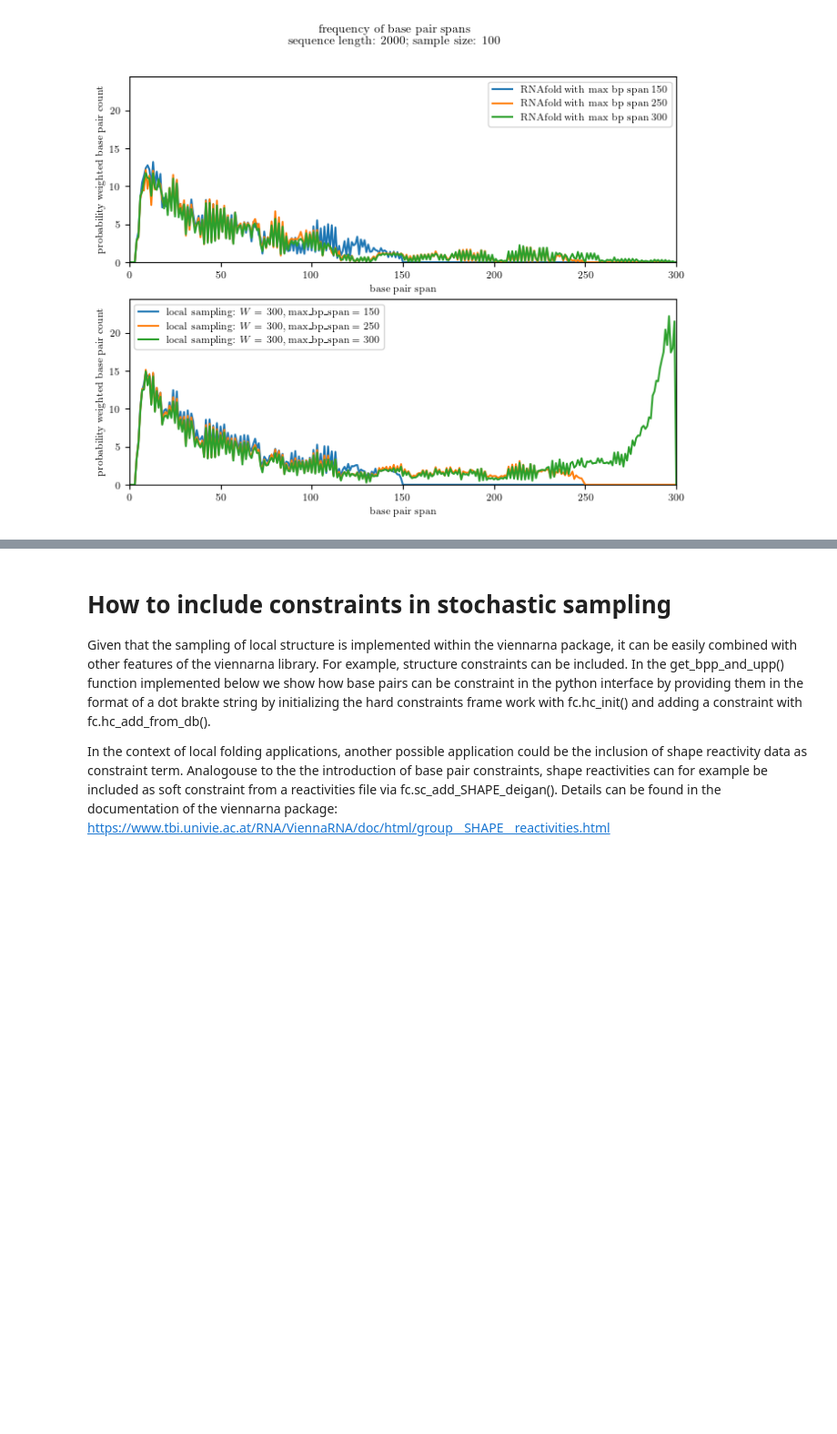
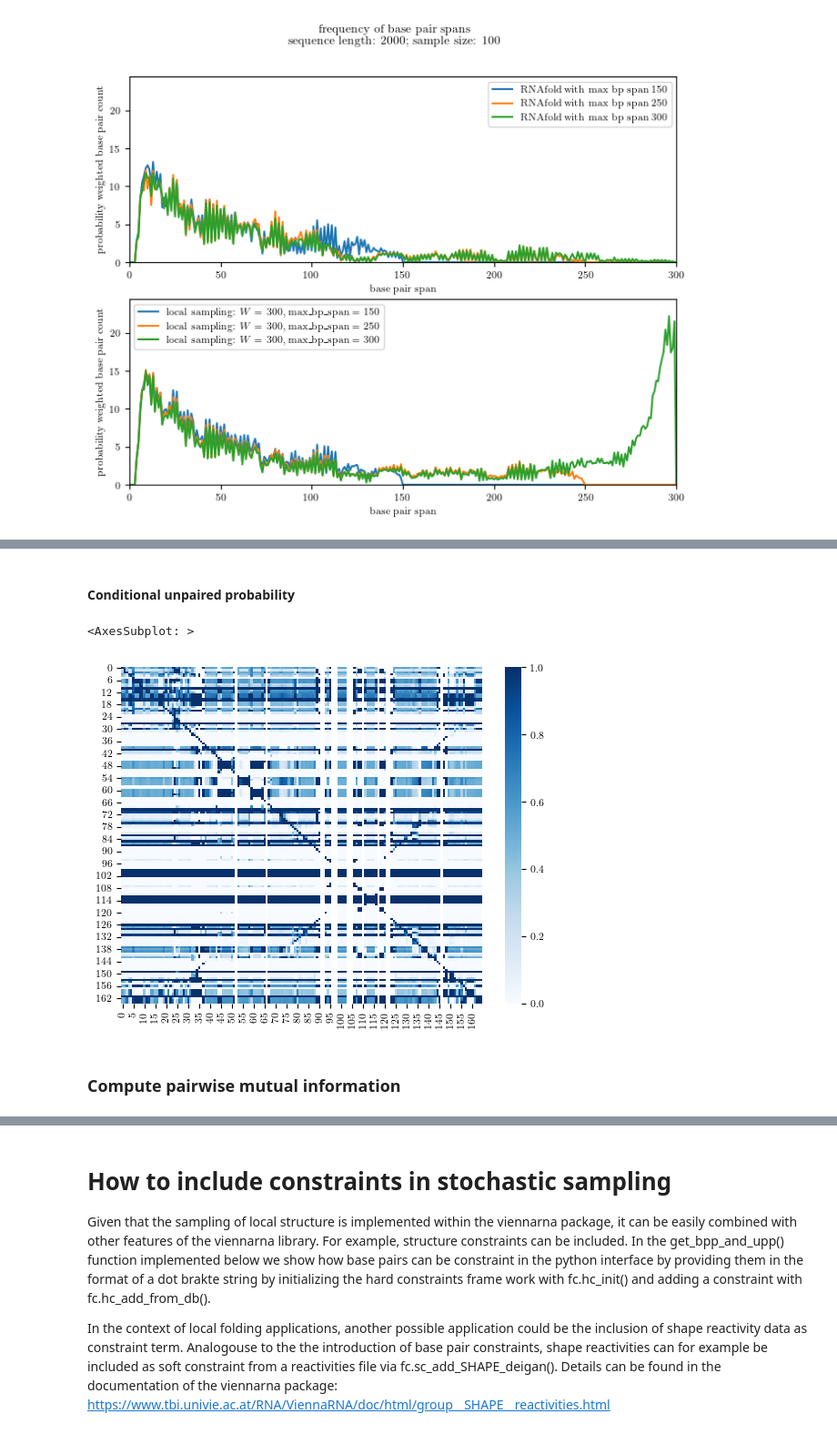
Before and after one commit to ViennaRNA/PLfoldSampling, a Jupyter notebook: PLfold_tutorial.ipynb, the cells around one changed output, grey strips where cells are left out. Shown at 91% size. Drawn from its saved outputs; the diff is of its cells as text; code cells hidden in the pictures; blank space fills up the shorter version.

Commit message:
Add mutual information examples

```diff
--- a/PLfold_tutorial.ipynb
+++ b/PLfold_tutorial.ipynb
@@ -592,0 +738,10 @@ mir17HG_short    2000
+# %% [markdown]
+#### Conditional unpaired probability
+# %%
+import seaborn as sn
+sn.heatmap(data_set.local_sampling.cond_unpaired_P, cmap = 'Blues')
+# %% [output]
+<AxesSubplot: >
+[figure, added]
+# %% [markdown]
+### Compute pairwise mutual information
```
Also changed, not shown: parts of 23 cells of this notebook.
